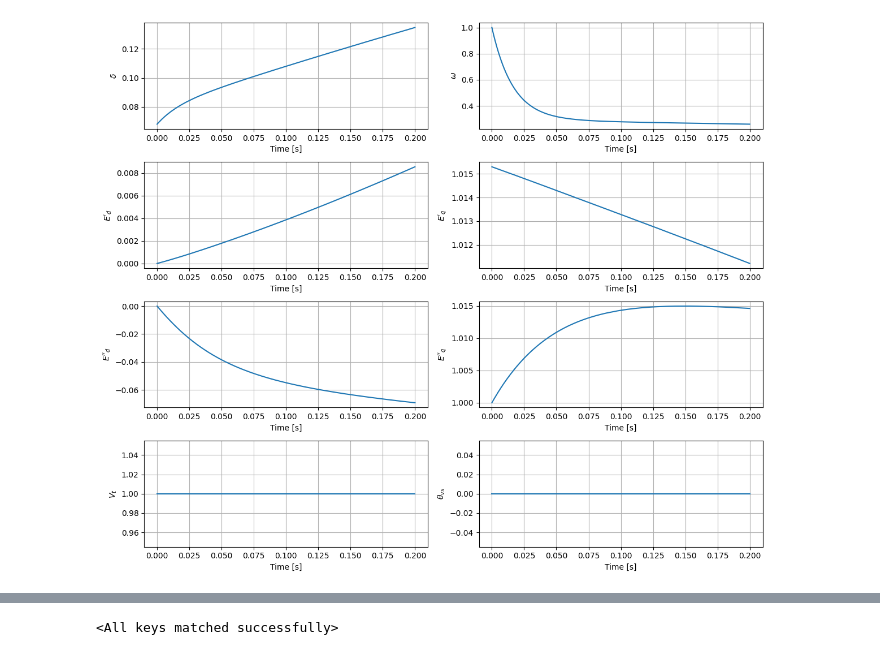
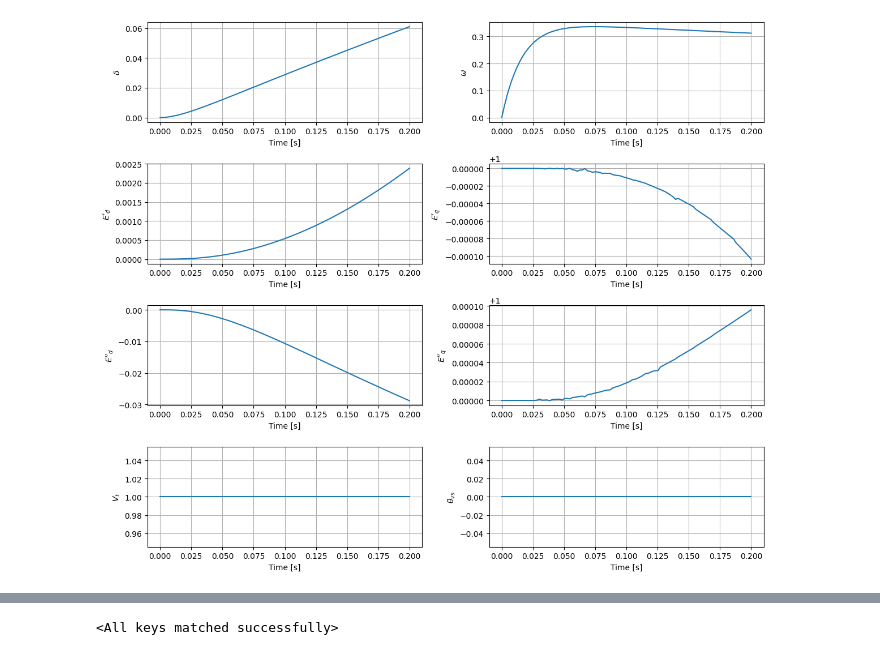
Before and after one commit to elpetros99/PINNProof, a Jupyter notebook: examples/example_SM6_residuals.ipynb, the cells around one changed output, grey strips where cells are left out. Cells and saved outputs as stored; diff of their text form; code cells hidden in the pictures.

```diff
--- a/examples/example_SM6_residuals.ipynb
+++ b/examples/example_SM6_residuals.ipynb
@@ -112,7 +112,7 @@ from src.solvers.solver import Solver           # your base classes
 from src.solvers.ODE_conventional import ODE_conventional
 
 # 1) Time‐vector and constant Vs profile
-t_final, num_points = 0.2, 1000
+t_final, num_points = 0.2, 100
 t_tensor = torch.linspace(0., t_final, num_points)
 Vs       = torch.ones(num_points)   # 1.0 pu
 θs       = torch.zeros(num_points)  # 0 rad
@@ -189,7 +189,7 @@ V_s0     = Vs[0].item()   # 1.0
 θ_s0     = θs[0].item()   # 0.0
 # x0 = torch.tensor([δ0, ω0, E_d0, E_q0,E_d_dd0, E_q_dd0, V_s0, θ_s0],
 #                   dtype=torch.float32)
-x0 = [0.0680, 1.0, 0.0, 1.0153, 0.0, 1.0, 1.0, 0.0]
+x0 = [0.0, 0.0, 0.0, 1, 0.0, 1.0, 1.0, 0.0]
 
 # 5) Solve!
 t_sol, sol = solver.solve(x0, t_final, num_points)
@@ -201,34 +201,34 @@ omega  = sol[:, 1]
 E_d    = sol[:, 2]
 E_q    = sol[:, 3]
 
 #import matplotlib.pyplot as plt
 
 # assume t_sol (num_points,) and sol (num_points, 8) are from your solver
 # sol[:,i] corresponds to:
 labels = [
     r"$\delta$",
     r"$\omega$",
     r"$E'_d$",
     r"$E'_q$",
     r"$E''_d$",
     r"$E''_q$",
     r"$V_t$",
     r"$\theta_{vs}$"
 ]
 
 fig, axs = plt.subplots(4, 2, figsize=(12, 10))
 axs = axs.flatten()
 
 for i in range(8):
     axs[i].plot(t_sol, sol[:, i].detach())
     axs[i].set_ylabel(labels[i])
     axs[i].set_xlabel("Time [s]")
     axs[i].grid(True)
 
 plt.tight_layout()
 plt.show()
 # %% [output]
-[figure, old version]
+[figure, new version]
 # %%
 # # V_profile.shape
 # import torch
```
Also changed, not shown: parts of 13 cells of this notebook, 2 other files.
